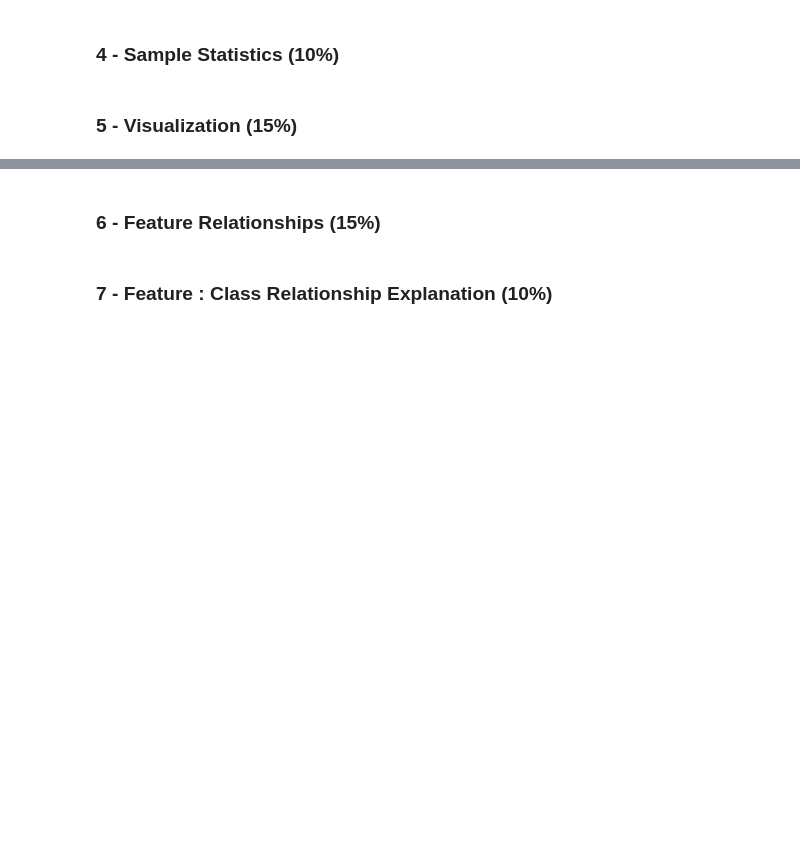
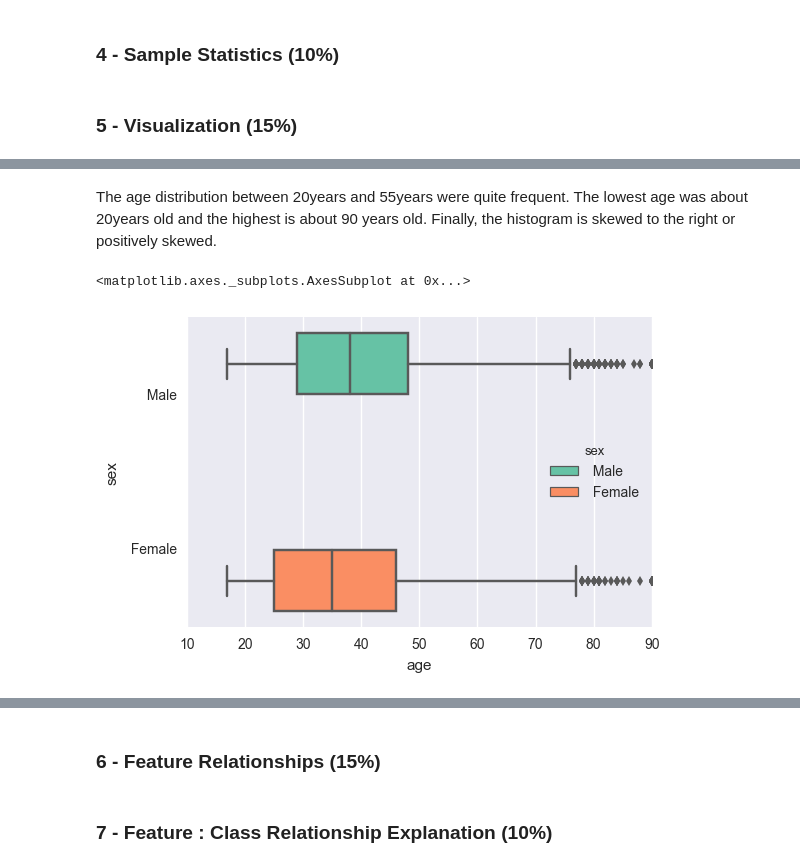
Before and after one commit to IretiFasere/pdti_DataMining, a Jupyter notebook: Lab_1/Lab 1 Notebook.ipynb, the cells around one changed output, grey strips where cells are left out. Drawn from its saved outputs; the diff is of its cells as text; code cells hidden in the pictures; blank space fills up the shorter version.

```diff
--- a/Lab_1/Lab 1 Notebook.ipynb
+++ b/Lab_1/Lab 1 Notebook.ipynb
@@ -37,0 +46,10 @@ df.head(3)
+# %% [markdown]
+The age distribution between 20years and 55years were quite frequent. The lowest age was about 20years old and the highest is about 90 years old. Finally, the histogram is skewed to the right or positively skewed.
+# %%
+
+#Boxplot
+#Visualizing age vs sex of the census data
+sns.boxplot(x ='age',y ='sex',hue ='sex', orient ="h",data= mydata,palette ='Set2',saturation =1, notch =False)
+# %% [output]
+<matplotlib.axes._subplots.AxesSubplot at 0x...>
+[figure, added]
```
Also changed, not shown: parts of 10 cells of this notebook.
